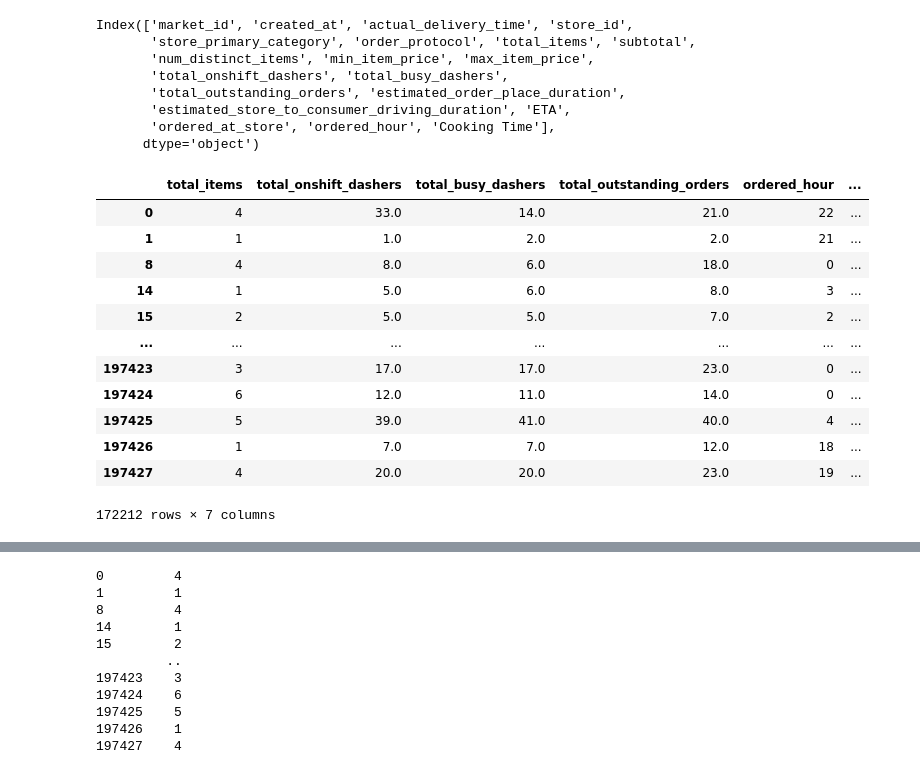
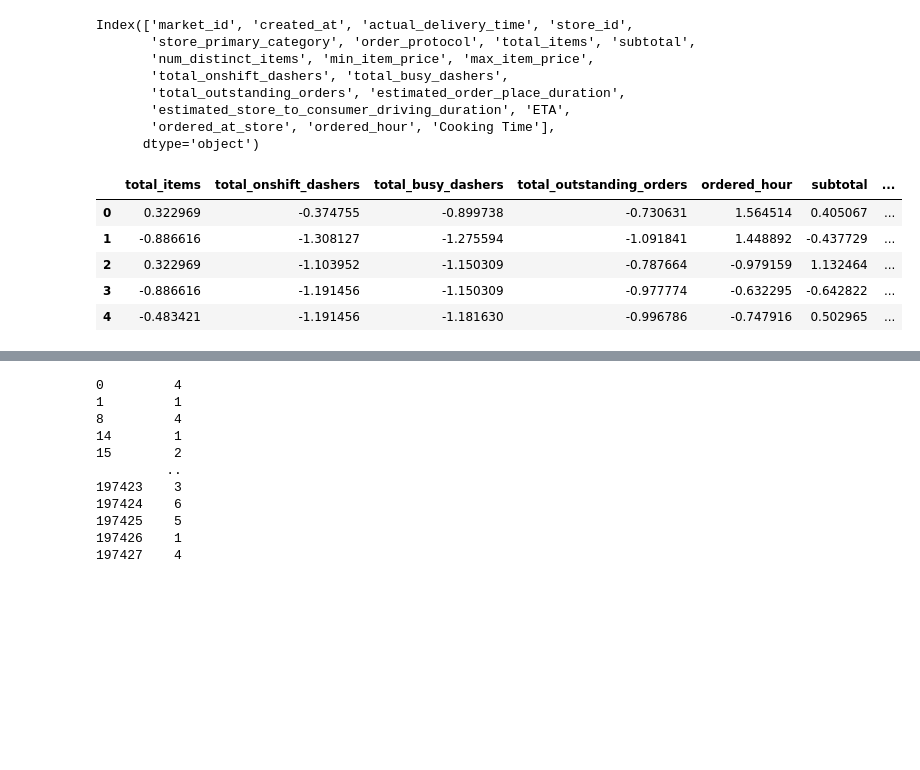
Before and after one commit to kedarnath6970/delivery_prediction, a Jupyter notebook: preprocessing.ipynb, the cells around one changed output, grey strips where cells are left out. Drawn from its saved outputs; the diff is of its cells as text; code cells hidden in the pictures; blank space fills up the shorter version.

```diff
--- a/preprocessing.ipynb
+++ b/preprocessing.ipynb
@@ -174,36 +174,29 @@ Index(['market_id', 'created_at', 'actual_delivery_time', 'store_id',
 # %%
 features = ['total_items', 'total_onshift_dashers',
             'total_busy_dashers', 'total_outstanding_orders',
             'ordered_hour', 'total_items', 'num_distinct_items']
 
-scaled_features = ['subtotal', 'min_item_price', 'max_item_price',
+scaled_features = ['total_items', 'total_onshift_dashers',
+                   'total_busy_dashers', 'total_outstanding_orders',
+                   'ordered_hour', 'subtotal', 'min_item_price', 'max_item_price',
                   'estimated_order_place_duration', 'estimated_store_to_consumer_driving_duration']
 
 train = train[~train.isin([np.nan, 'NaN', np.inf, -np.inf]).any(1)]
 ETA = np.log10(train['ETA'])
 
 from sklearn.preprocessing import StandardScaler
 
 scaled_data = train[scaled_features]
 feature_data = pd.DataFrame(StandardScaler().fit_transform(scaled_data),
                                 columns=scaled_features)
-new_index = feature_data.index
-non_scaled_data = train[features]
-non_scaled_data.reindex(new_index)
+feature_data.head()
 # %% [output]
-|  | total_items | total_onshift_dashers | total_busy_dashers | total_outstanding_orders | ordered_hour | ... |
-| 0 | 4 | 33.0 | 14.0 | 21.0 | 22 | ... |
-| 1 | 1 | 1.0 | 2.0 | 2.0 | 21 | ... |
-| 8 | 4 | 8.0 | 6.0 | 18.0 | 0 | ... |
-| 14 | 1 | 5.0 | 6.0 | 8.0 | 3 | ... |
-| 15 | 2 | 5.0 | 5.0 | 7.0 | 2 | ... |
-| ... | ... | ... | ... | ... | ... | ... |
-| 197423 | 3 | 17.0 | 17.0 | 23.0 | 0 | ... |
-| 197424 | 6 | 12.0 | 11.0 | 14.0 | 0 | ... |
-| 197425 | 5 | 39.0 | 41.0 | 40.0 | 4 | ... |
-| 197426 | 1 | 7.0 | 7.0 | 12.0 | 18 | ... |
-| 197427 | 4 | 20.0 | 20.0 | 23.0 | 19 | ... |
+|  | total_items | total_onshift_dashers | total_busy_dashers | total_outstanding_orders | ordered_hour | subtotal | ... |
+| 0 | 0.322969 | -0.374755 | -0.899738 | -0.730631 | 1.564514 | 0.405067 | ... |
+| 1 | -0.886616 | -1.308127 | -1.275594 | -1.091841 | 1.448892 | -0.437729 | ... |
+| 2 | 0.322969 | -1.103952 | -1.150309 | -0.787664 | -0.979159 | 1.132464 | ... |
+| 3 | -0.886616 | -1.191456 | -1.150309 | -0.977774 | -0.632295 | -0.642822 | ... |
+| 4 | -0.483421 | -1.191456 | -1.181630 | -0.996786 | -0.747916 | 0.502965 | ... |
-172212 rows × 7 columns
 # %%
 vs.plotWithRegressionLine(feature_data, np.log10(ETA), 'ETA', train)
 # %% [output]
```
Also changed, not shown: parts of 18 cells of this notebook.
